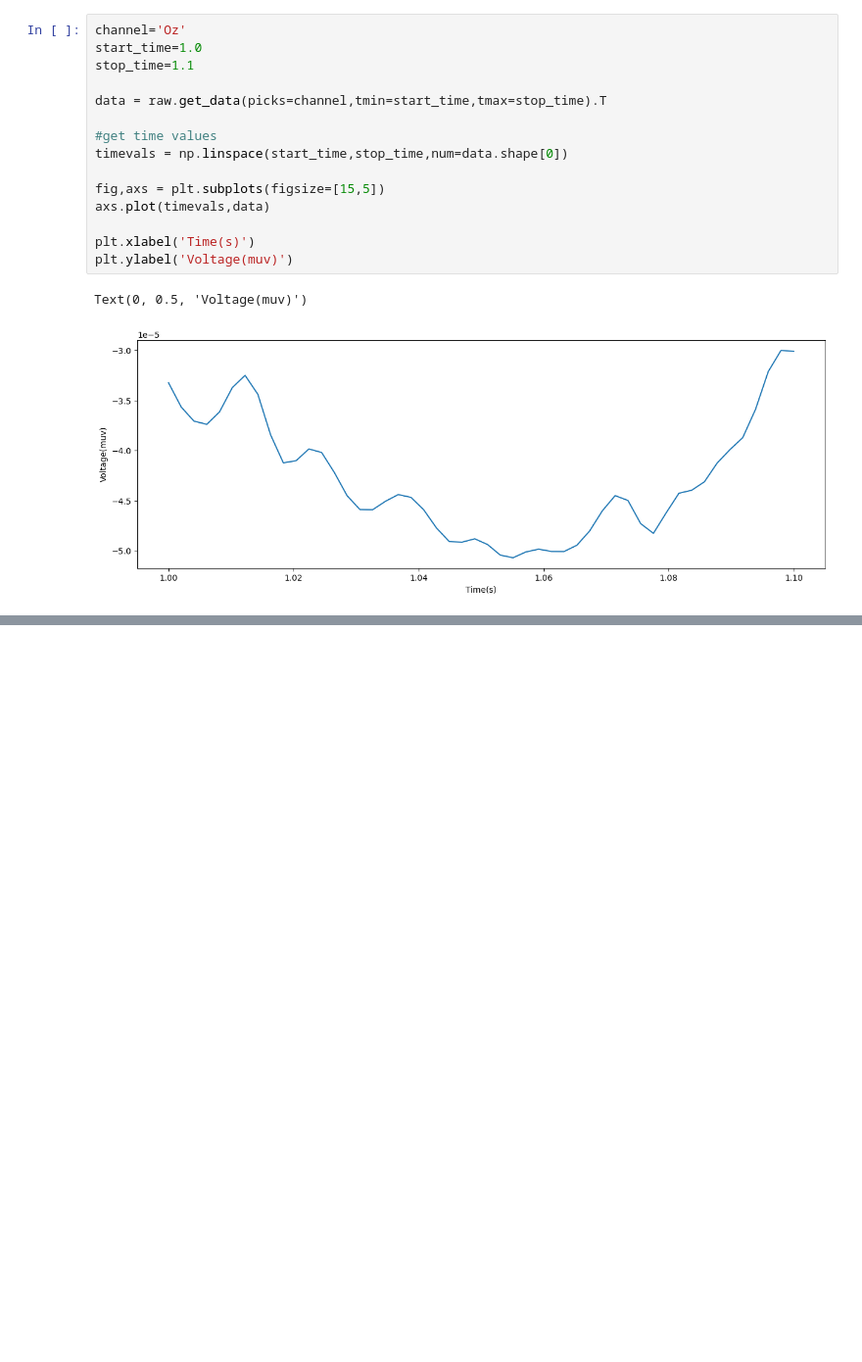
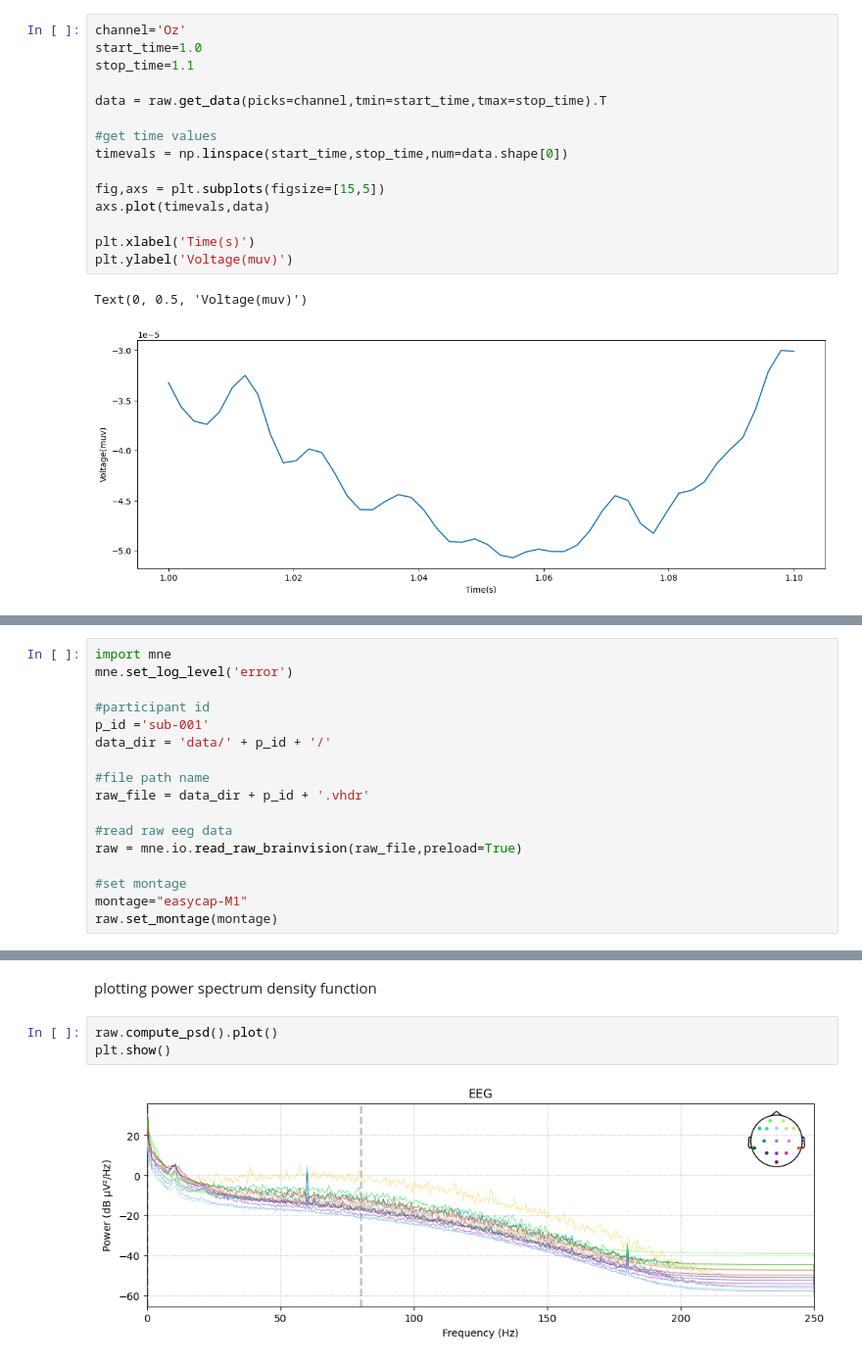
Before and after one commit to fdred7907/NESC_3505_textbook, a Jupyter notebook: 7-eeg/file1.ipynb, the cells around one changed output, grey strips where cells are left out. Shown at 98% size. Drawn from its saved outputs; the diff is of its cells as text; blank space fills up the shorter version.

```diff
--- a/7-eeg/file1.ipynb
+++ b/7-eeg/file1.ipynb
@@ -142,0 +263,17 @@ Text(0, 0.5, 'Voltage(muv)')
+# %%
+import mne
+mne.set_log_level('error')
+
+#participant id
+p_id ='sub-001'
+data_dir = 'data/' + p_id + '/'
+
+#file path name
+raw_file = data_dir + p_id + '.vhdr'
+
+#read raw eeg data
+raw = mne.io.read_raw_brainvision(raw_file,preload=True)
+
+#set montage
+montage="easycap-M1"
+raw.set_montage(montage)
@@ -142,0 +297,7 @@ Text(0, 0.5, 'Voltage(muv)')
+# %% [markdown]
+plotting power spectrum density function
+# %%
+raw.compute_psd().plot()
+plt.show()
+# %% [output]
+[figure, added]
```
Also changed, not shown: parts of 24 cells of this notebook, 10 other files.
